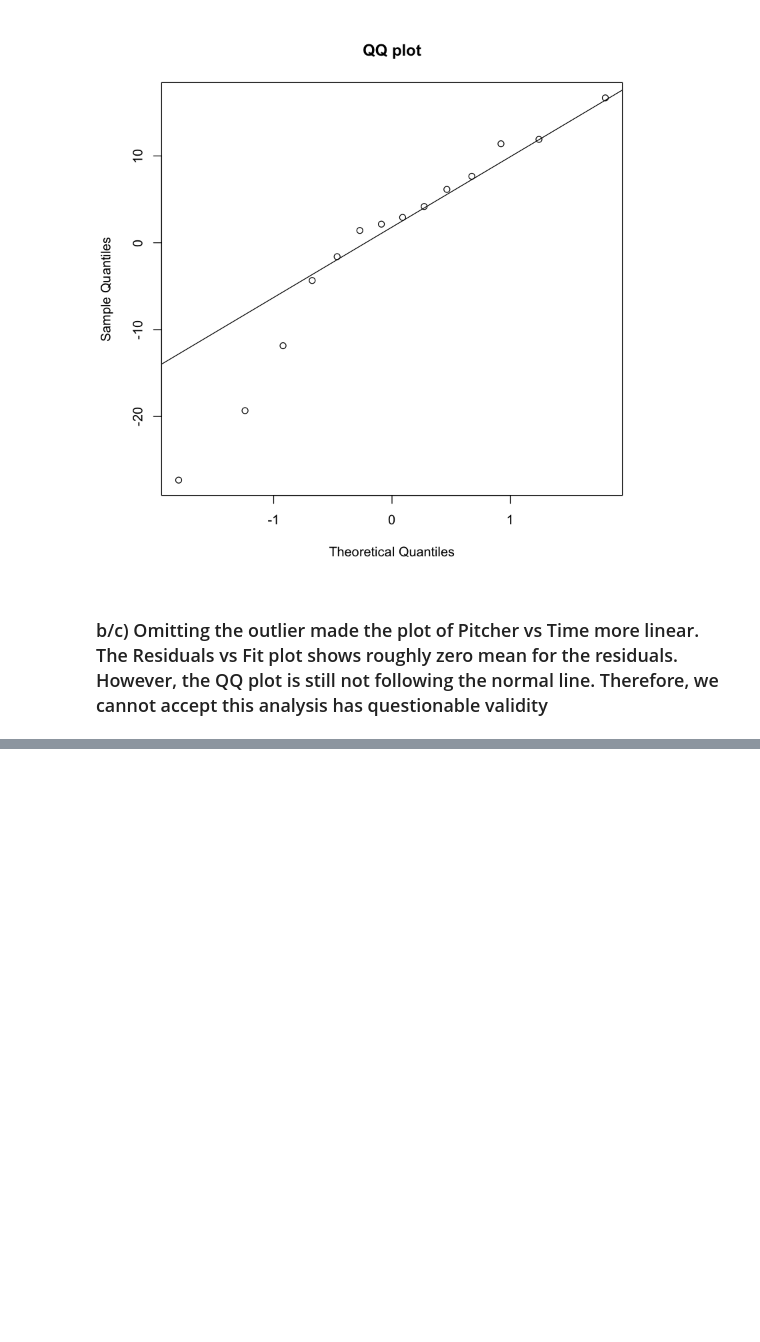
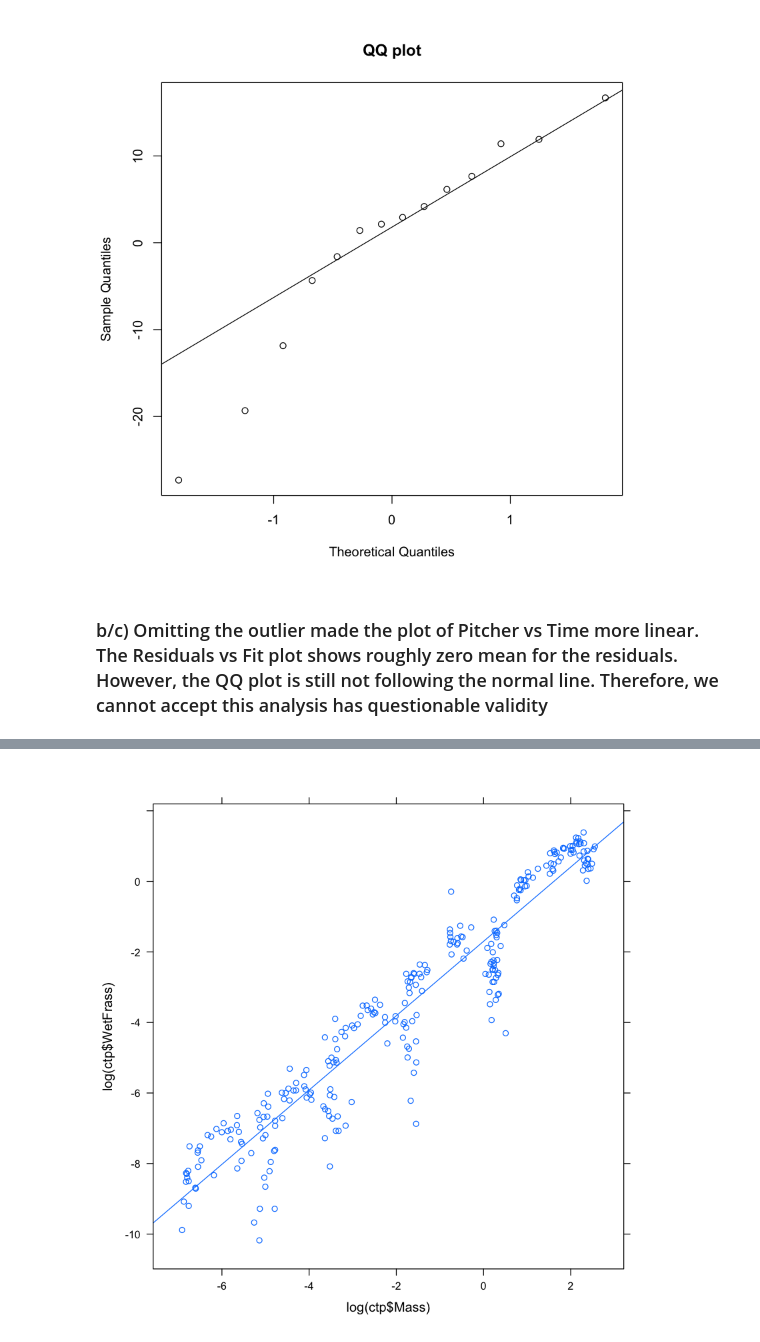
Before and after one commit to EvansDaniel/statistical-modeling-and-analysis, a Jupyter notebook: Homework1/Homework1-2.ipynb, the cells around one changed output, grey strips where cells are left out. Drawn from its saved outputs; the diff is of its cells as text; code cells hidden in the pictures; blank space fills up the shorter version.

```diff
--- a/Homework1/Homework1.ipynb
+++ b/Homework1/Homework1-2.ipynb
@@ -179,0 +177,4 @@ qqline(pitchersTimeLm$residuals)
+# %%
+xyplot(log(ctp$WetFrass) ~ log(ctp$Mass), type=c('p', 'r'))
+# %% [output]
+[figure, added]
```
Also changed, not shown: parts of 22 cells of this notebook.
